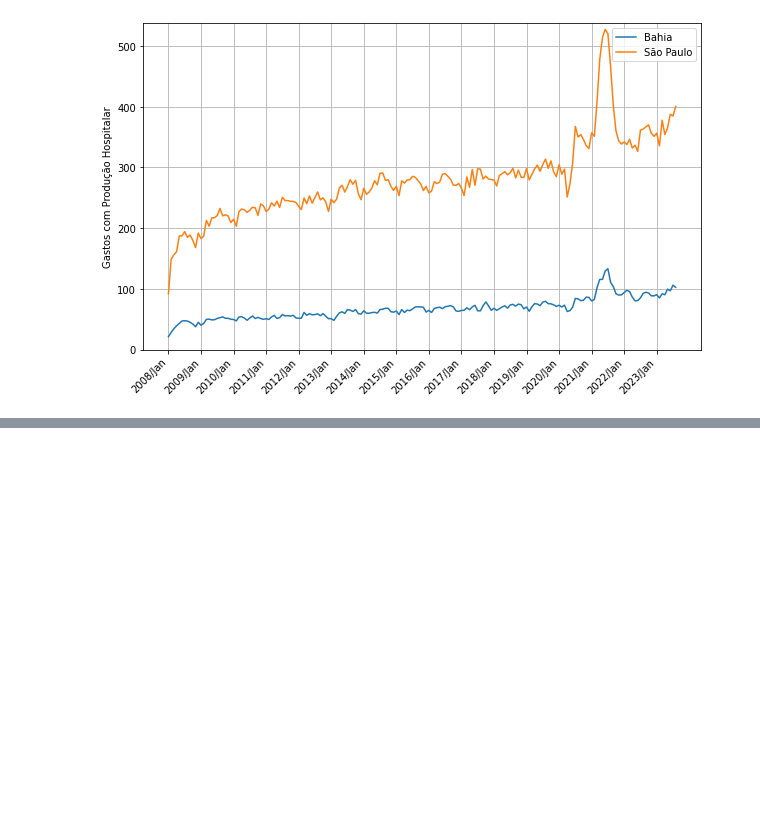
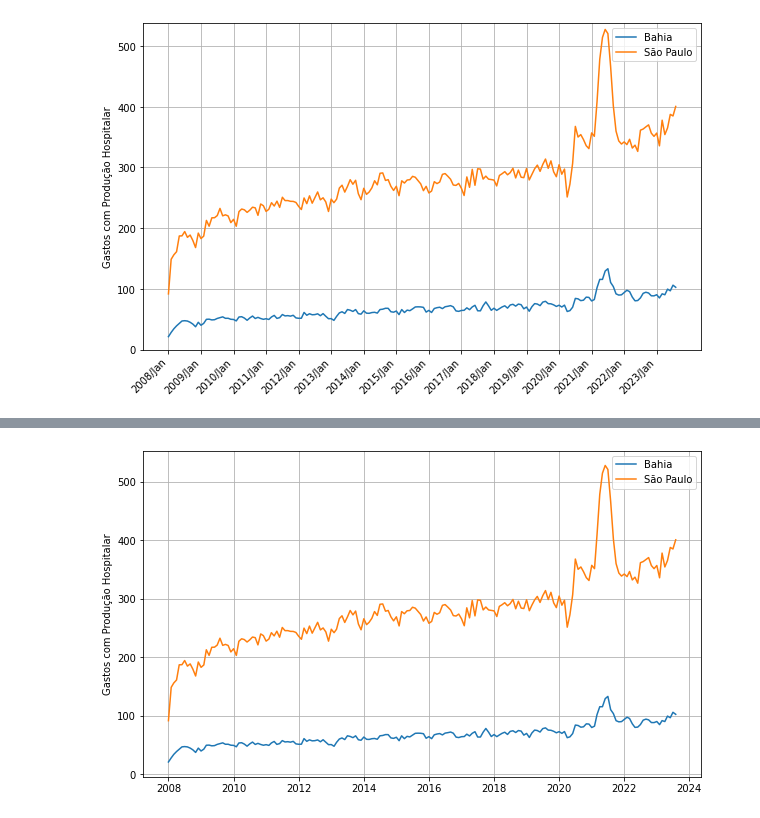
Before and after one commit to mvsampaio98/Data_Science, a Jupyter notebook: Estudos/FIAP/Fase1/2_Tratamento_Exploração_Visualização.ipynb, the cells around one changed output, grey strips where cells are left out. Cells and saved outputs as stored; diff of their text form; code cells hidden in the pictures; blank space fills up the shorter version.

```diff
--- a/Estudos/FIAP/Fase1/2_Tratamento_Exploração_Visualização.ipynb
+++ b/Estudos/FIAP/Fase1/2_Tratamento_Exploração_Visualização.ipynb
@@ -313,0 +323,23 @@ plt.show()
+# %%
+from datetime import date
+
+meses = {
+    'Jan' : 1,
+    'Fev' : 2,
+    'Mar' : 3,
+    'Abr' : 4,
+    'Mai' : 5,
+    'Jun' : 6,
+    'Jul' : 7,
+    'Ago' : 8,
+    'Set' : 9,
+    'Out' : 10,
+    'Nov' : 11,
+    'Dez' : 12
+}
+
+def para_dia(ano_mes):
+    ano = int(ano_mes[:4])
+    mes_como_string = ano_mes[5:]
+    mes = meses[mes_como_string]
+    return date(ano, mes, 1)
@@ -313,0 +355,3 @@ plt.show()
+# %%
+mensal.index = mensal.index.map(para_dia)
+mensal.head()
@@ -313,0 +366,12 @@ plt.show()
+# %%
+plt.figure(figsize=(10,6))
+axis = sns.lineplot(data=mensal, x=mensal.index,y='Bahia', label = 'Bahia')
+axis = sns.lineplot(data=mensal, x=mensal.index,y='São Paulo', label = 'São Paulo')
+#plt.xticks(rotation=45, ha='right')
+#axis.xaxis.set_major_locator(ticker.IndexLocator(base=12,offset=0))
+plt.grid()
+plt.ylabel('Gastos com Produção Hospitalar')
+#plt.ylim(0,mensal['São Paulo'].max() + 10)
+plt.show()
+# %% [output]
+[figure, added]
```
Also changed, not shown: parts of 21 cells of this notebook.
